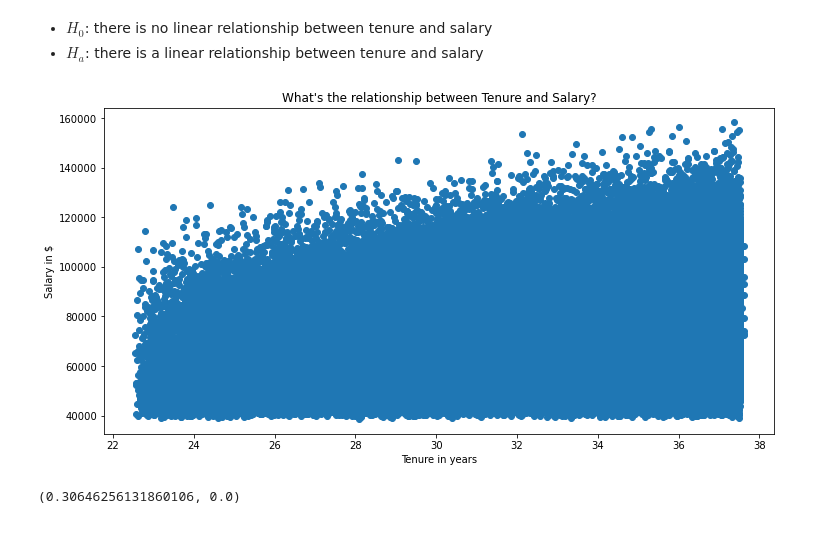
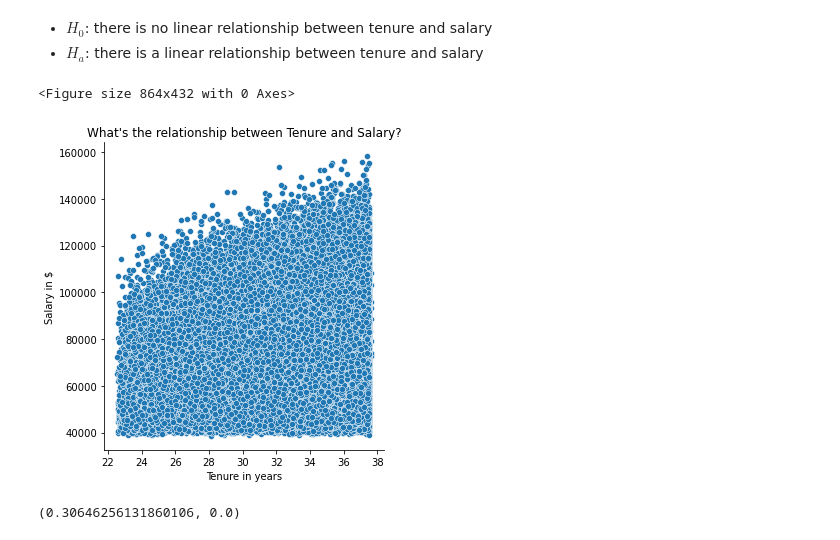
Before and after one commit to DanChurchill/statistics-exercises, a Jupyter notebook: hypothesis_testing.ipynb, the cells around one changed output. Drawn from its saved outputs; the diff is of its cells as text; code cells hidden in the pictures.

```diff
--- a/hypothesis_testing.ipynb
+++ b/hypothesis_testing.ipynb
@@ -403,16 +406,17 @@ salaries.head()
 # %%
 # get columns and plot values
 x = salaries.tenure / 365
 y = salaries.salary
 
 plt.figure(figsize= (12,6))
-plt.scatter(x, y)
+sns.relplot(data=salaries, x=x, y=y)
 plt.title("What's the relationship between Tenure and Salary?")
 plt.xlabel('Tenure in years')
 plt.ylabel('Salary in $')
 plt.show()
 # %% [output]
+<Figure size 864x432 with 0 Axes>
-[figure, old version]
+[figure, new version]
 # %%
 # calculate values
 r , p = stats.pearsonr(x,y)
```
Also changed, not shown: parts of 47 cells of this notebook, 1 other file.
